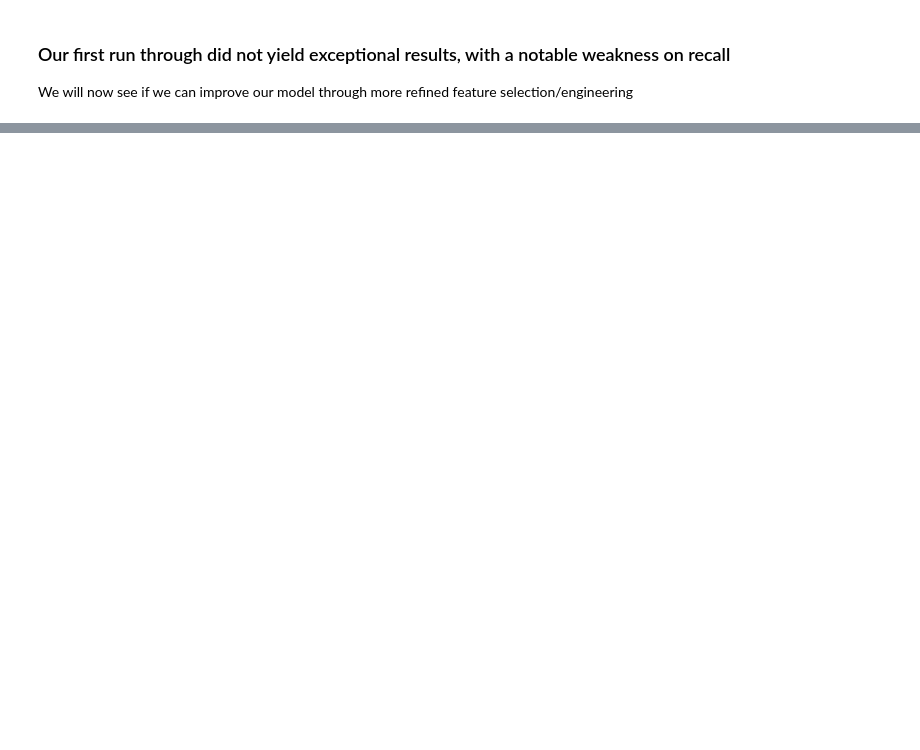
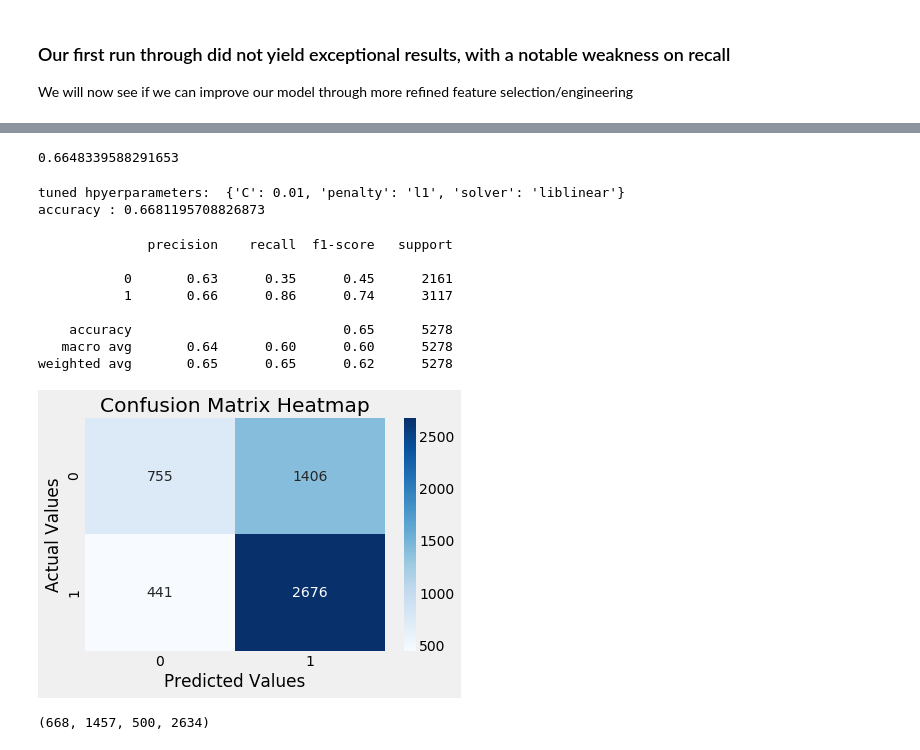
Before and after one commit to candrasc/BasketBall-WinPrediction, a Jupyter notebook: BBall Analysis and Win Prediction.ipynb, the cells around one changed output, grey strips where cells are left out. Drawn from its saved outputs; the diff is of its cells as text; code cells hidden in the pictures; blank space fills up the shorter version.

Commit message:
Applied EWM
Exponential MVA improved our features signficantly which resulted in a ~3% improvement in accuracy

```diff
--- a/BBall Analysis and Win Prediction.ipynb
+++ b/BBall Analysis and Win Prediction.ipynb
@@ -463,0 +478,6 @@ We will now see if we can improve our model through more refined feature selecti
+# %%
+roll_exp_fin = roll_exp_home.merge(roll_exp_away, on = 'GAME_ID',suffixes=('_home','_away'))
+# %%
+roll_exp_fin.drop(columns = ['HOME_TEAM_WINS_home','WIN_home','TEAM_ID_away','TEAM_ABBREVIATION_away','ABV_HOME_away','WIN_away'],inplace=True)
+
+roll_exp_fin.rename(columns={'HOME_TEAM_WINS_away':'HOME_TEAM_WINS'}, inplace=True)
@@ -463,0 +493,16 @@ We will now see if we can improve our model through more refined feature selecti
+# %%
+roll_exp_fin.dropna(inplace=True)
+
+#Let's select our best features before we go any further
+from sklearn.feature_selection import SelectKBest
+from sklearn.feature_selection import f_classif
+
+x = roll_exp_fin.loc[:,'FGM_home':'PLUS_MINUS_away']
+y = roll_exp_fin['HOME_TEAM_WINS']
+
+fvalue_selector = SelectKBest(f_classif, k=24)
+
+fvalue_selector.fit(x, y)
+
+dfscores = pd.DataFrame(fvalue_selector.scores_)
+dfcolumns = pd.DataFrame(x.columns)
@@ -463,0 +532,53 @@ We will now see if we can improve our model through more refined feature selecti
+# %%
+x2 = roll_exp_fin[cols]
+y2 = roll_exp_fin['HOME_TEAM_WINS']
+
+#Scalde data as we will be testing many models, some of which require scaled data
+x2_scale=StandardScaler().fit_transform(x2)
+
+x2_train, x2_test, y2_train, y2_test = train_test_split(x2_scale,y2)
+# %%
+cross_val_score(LogisticRegression(), x2_scale, y2).mean()
+# %% [output]
+0.6648339588291653
+# %%
+params={'C':np.logspace(-3,3,7), 'penalty':['l1','l2'],'solver' : ['liblinear']} # l1 lasso, l2 ridge
+logreg1 = LogisticRegression()
+
+logreg_cv1=GridSearchCV(logreg,params)
+logreg_cv1.fit(x2_train,y2_train)
+
+print("tuned hpyerparameters: ",logreg_cv1.best_params_)
+print("accuracy :",logreg_cv1.best_score_)
+# %% [output]
+tuned hpyerparameters:  {'C': 0.01, 'penalty': 'l1', 'solver': 'liblinear'}
+accuracy : 0.6681195708826873
+# %%
+from sklearn.metrics import classification_report, confusion_matrix
+
+
+y2_pred = logreg_cv.predict(x2_test)
+
+cfn_matrix1 = confusion_matrix(y2_test, y2_pred, labels = [0,1])
+cfn_report1 = classification_report(y2_test, y2_pred)
+
+sns.heatmap(cfn_matrix1, annot=True, fmt = 'd', cmap="Blues").set_title('Confusion Matrix Heatmap')
+plt.ylabel('Actual Values')
+plt.xlabel('Predicted Values')
+
+print(cfn_report1)
+# %% [output]
+              precision    recall  f1-score   support
+
+           0       0.63      0.35      0.45      2161
+           1       0.66      0.86      0.74      3117
+
+    accuracy                           0.65      5278
+   macro avg       0.64      0.60      0.60      5278
+weighted avg       0.65      0.65      0.62      5278
+[figure, added]
+# %%
+tn1, fp1, fn1, tp1 = cfn_matrix.ravel()
+(tn, fp, fn, tp)
+# %% [output]
+(668, 1457, 500, 2634)
```
Also changed, not shown: parts of 19 cells of this notebook.
